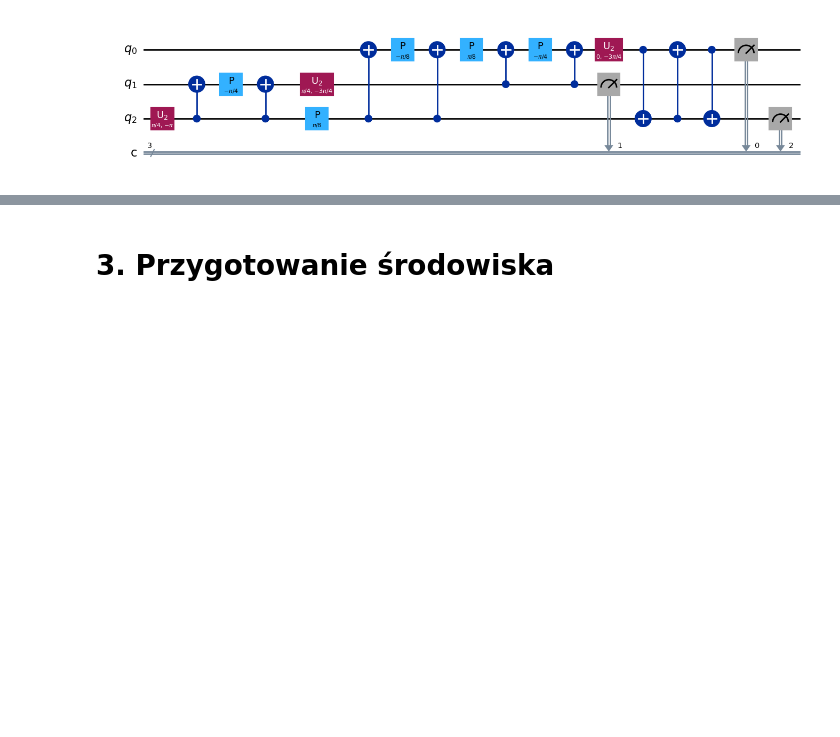
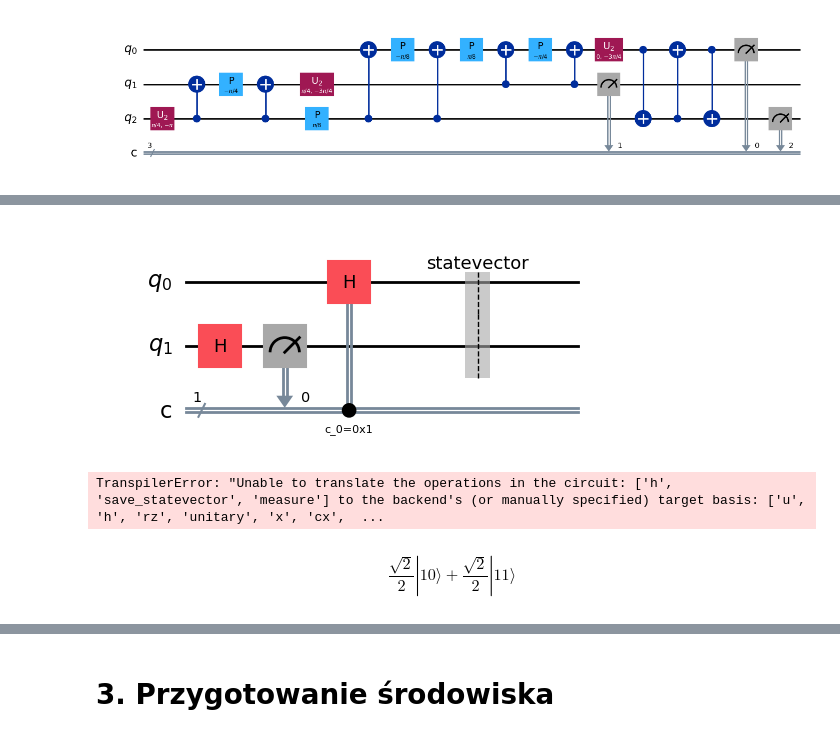
Before and after one commit to bojaruniec/ksi_dokt, a Jupyter notebook: deutsch_jozsa_opis.ipynb, the cells around one changed output, grey strips where cells are left out. Saved outputs shown, nothing was run; the diff lists cells and outputs as text; code cells hidden in the pictures; blank space fills up the shorter version.

Commit message:
AerSimulator

```diff
--- a/deutsch_jozsa_opis.ipynb
+++ b/deutsch_jozsa_opis.ipynb
@@ -289,0 +307,27 @@ qc_t.draw('mpl')
+# %%
+qc = QuantumCircuit(2,1)
+qc.h(1)
+qc.measure(1,0)
+qc.h(0).c_if(0,1)
+qc.save_statevector()b
+qc.draw('mpl')
+# %% [output]
+[figure, added]
+# %%
+qc_basic = transpile(qc, backend = simulator_basic)
+qc_basic.draw('mpl')
+
+result = simulator_aer.run(qc_basic, shots=1024).result()
+counts = resutl.get_counts()
+print(counts)
+# %% [output]
+TranspilerError: "Unable to translate the operations in the circuit: ['h', 'save_statevector', 'measure'] to the backend's (or manually specified) target basis: ['u', 'h', 'rz', 'unitary', 'x', 'cx',  ...
+# %%
+qc_aer = transpile(qc, backend = simulator_aer)
+qc_aer.draw('mpl')
+
+result = simulator_aer.run(qc_aer).result()
+ψ = result.get_statevector()
+ψ.draw('latex')
+# %% [output]
+$$\frac{\sqrt{2}}{2} |10\rangle+\frac{\sqrt{2}}{2} |11\rangle$$
```
Also changed, not shown: parts of 9 cells of this notebook.
